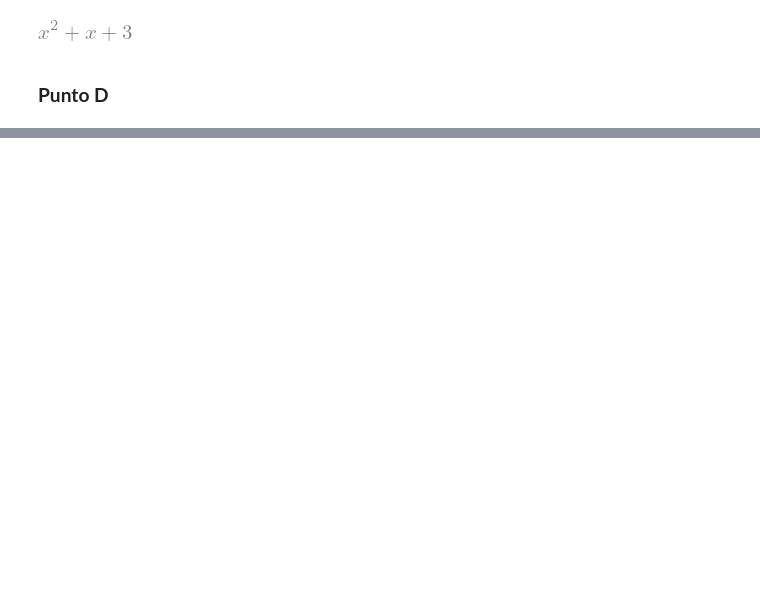
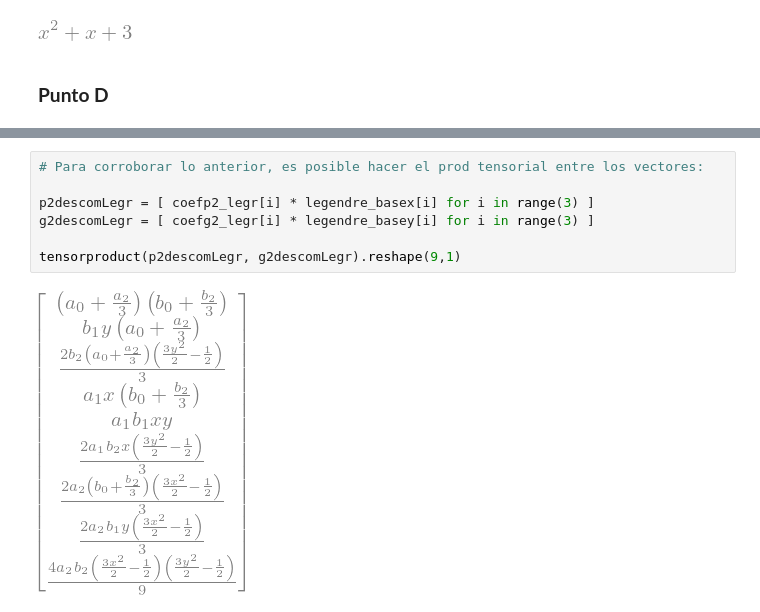
Before and after one commit to ucrosisabella/TareasMetMat1_25B, a Jupyter notebook: Codigos/Clase8-Ejercicio1.ipynb, the cells around one changed output, grey strips where cells are left out. Drawn from its saved outputs; the diff is of its cells as text; blank space fills up the shorter version.

```diff
--- a/Codigos/Clase8-Ejercicio1.ipynb
+++ b/Codigos/Clase8-Ejercicio1.ipynb
@@ -171,0 +227,9 @@ p3prueba
+# %%
+# Para corroborar lo anterior, es posible hacer el prod tensorial entre los vectores:
+
+p2descomLegr = [ coefp2_legr[i] * legendre_basex[i] for i in range(3) ]
+g2descomLegr = [ coefg2_legr[i] * legendre_basey[i] for i in range(3) ]
+
+tensorproduct(p2descomLegr, g2descomLegr).reshape(9,1)
+# %% [output]
+[figure, added]
```
Also changed, not shown: parts of 12 cells of this notebook.
